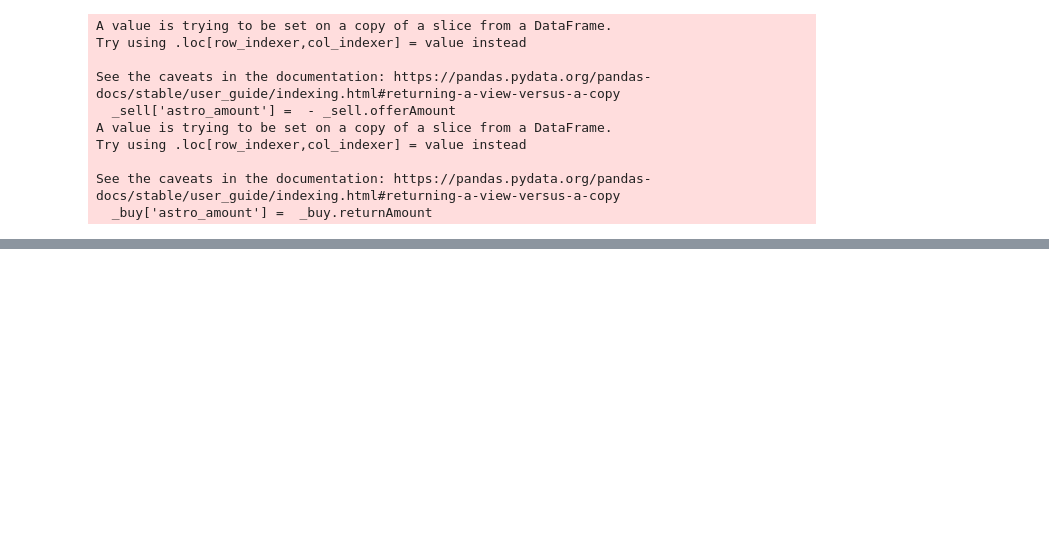
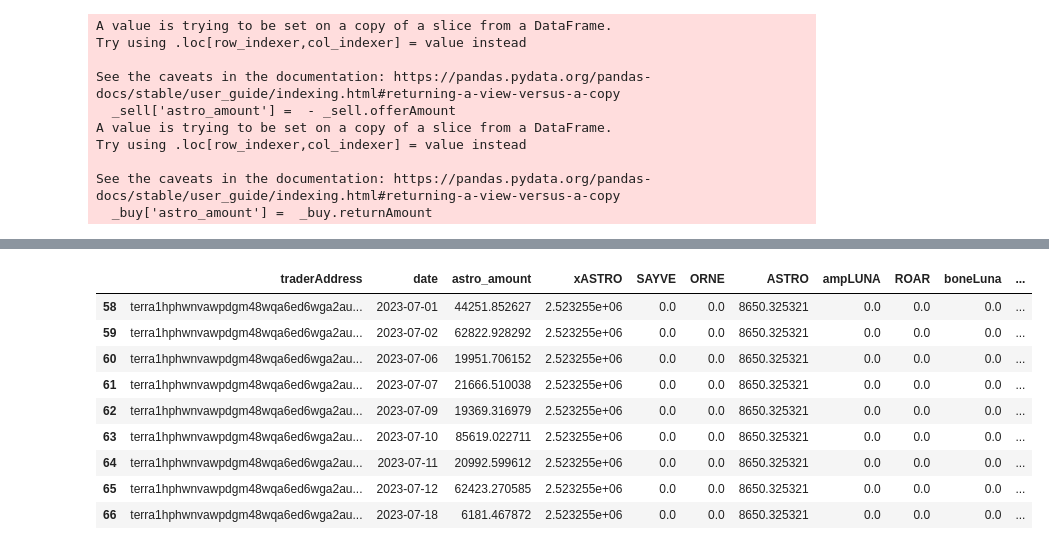
Before and after one commit to IncioMan/cosmos-activities-dashboard, a Jupyter notebook: python/astro_analysis.ipynb, the cells around one changed output, grey strips where cells are left out. Drawn from its saved outputs; the diff is of its cells as text; code cells hidden in the pictures; blank space fills up the shorter version.

```diff
--- a/python/astro_analysis.ipynb
+++ b/python/astro_analysis.ipynb
@@ -151,0 +178,2 @@ daily_delta[["traderAddress","astro_amount"]].groupby(['traderAddress']).sum().r
+# %%
+index = 1
@@ -151,0 +185,14 @@ daily_delta[["traderAddress","astro_amount"]].groupby(['traderAddress']).sum().r
+# %%
+whales_movements_first_july[whales_movements_first_july.traderAddress==\
+    whales_movements_first_july.traderAddress.value_counts().index[index]]
+# %% [output]
+|  | traderAddress | date | astro_amount | xASTRO | SAYVE | ORNE | ASTRO | ampLUNA | ROAR | boneLuna | ... |
+| 58 | terra1hphwnvawpdgm48wqa6ed6wga2au... | 2023-07-01 | 44251.852627 | 2.523255e+06 | 0.0 | 0.0 | 8650.325321 | 0.0 | 0.0 | 0.0 | ... |
+| 59 | terra1hphwnvawpdgm48wqa6ed6wga2au... | 2023-07-02 | 62822.928292 | 2.523255e+06 | 0.0 | 0.0 | 8650.325321 | 0.0 | 0.0 | 0.0 | ... |
+| 60 | terra1hphwnvawpdgm48wqa6ed6wga2au... | 2023-07-06 | 19951.706152 | 2.523255e+06 | 0.0 | 0.0 | 8650.325321 | 0.0 | 0.0 | 0.0 | ... |
+| 61 | terra1hphwnvawpdgm48wqa6ed6wga2au... | 2023-07-07 | 21666.510038 | 2.523255e+06 | 0.0 | 0.0 | 8650.325321 | 0.0 | 0.0 | 0.0 | ... |
+| 62 | terra1hphwnvawpdgm48wqa6ed6wga2au... | 2023-07-09 | 19369.316979 | 2.523255e+06 | 0.0 | 0.0 | 8650.325321 | 0.0 | 0.0 | 0.0 | ... |
+| 63 | terra1hphwnvawpdgm48wqa6ed6wga2au... | 2023-07-10 | 85619.022711 | 2.523255e+06 | 0.0 | 0.0 | 8650.325321 | 0.0 | 0.0 | 0.0 | ... |
+| 64 | terra1hphwnvawpdgm48wqa6ed6wga2au... | 2023-07-11 | 20992.599612 | 2.523255e+06 | 0.0 | 0.0 | 8650.325321 | 0.0 | 0.0 | 0.0 | ... |
+| 65 | terra1hphwnvawpdgm48wqa6ed6wga2au... | 2023-07-12 | 62423.270585 | 2.523255e+06 | 0.0 | 0.0 | 8650.325321 | 0.0 | 0.0 | 0.0 | ... |
+| 66 | terra1hphwnvawpdgm48wqa6ed6wga2au... | 2023-07-18 | 6181.467872 | 2.523255e+06 | 0.0 | 0.0 | 8650.325321 | 0.0 | 0.0 | 0.0 | ... |
```
Also changed, not shown: parts of 7 cells of this notebook, 1 other file.
